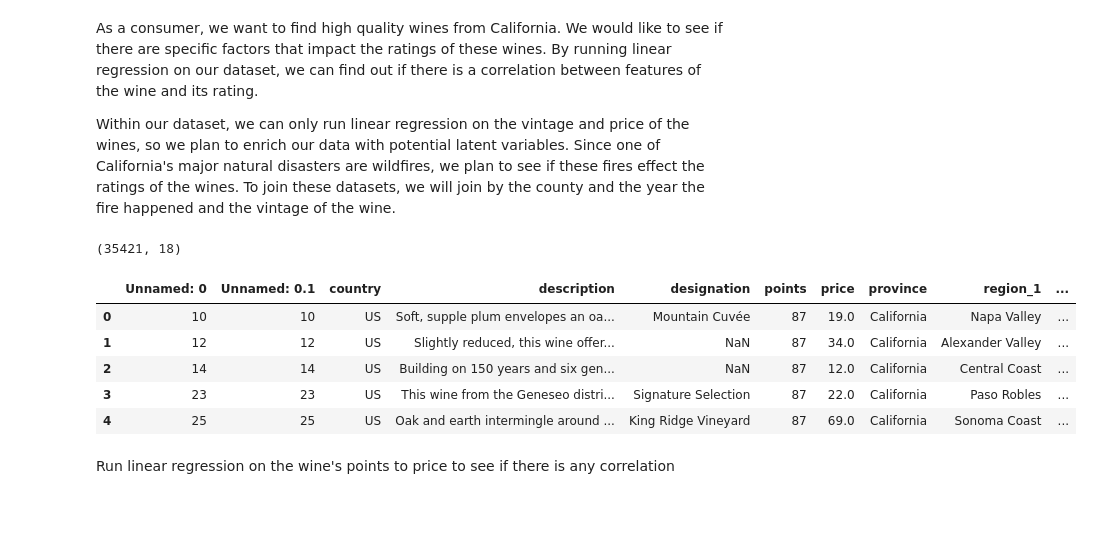
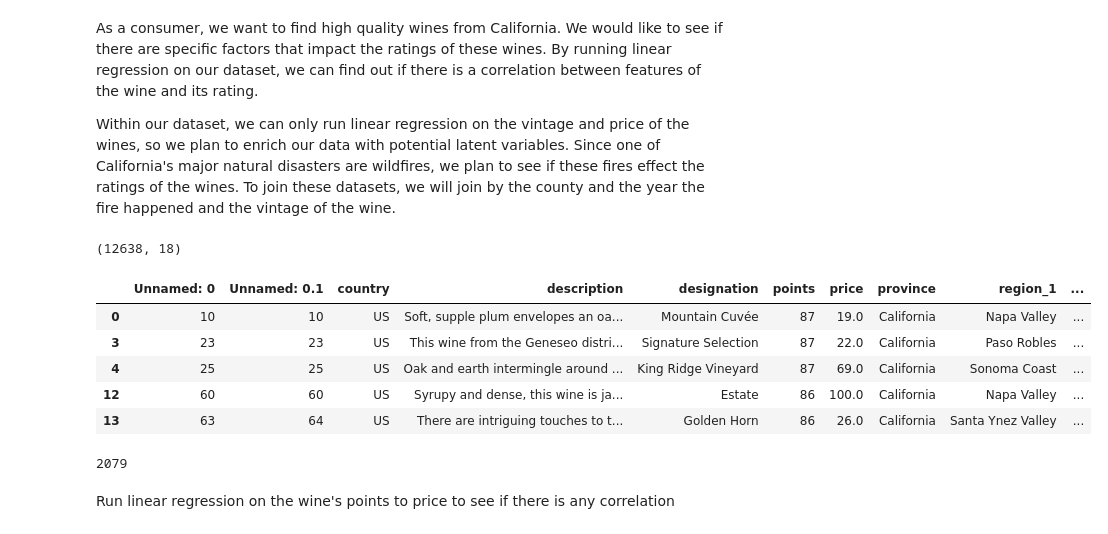
Before and after one commit to jems2019/CMPE257, a Jupyter notebook: Latent_Manifolds_and_Regression/Linear_Regression_and_Latent_Manifolds.ipynb, the cells around one changed output. Cells and saved outputs as stored; diff of their text form; code cells hidden in the pictures.

```diff
--- a/Latent_Manifolds_and_Regression/Linear_Regression_and_Latent_Manifolds.ipynb
+++ b/Latent_Manifolds_and_Regression/Linear_Regression_and_Latent_Manifolds.ipynb
@@ -18,27 +18,31 @@ import warnings
 # %%
 # Load the cleaned data into dataframe
 
 """
     Information of cleaned dataset:
 
     - Province and Variety of wine is transfomed from a categorical attribute to numerical attribute
     - Vintage of wine is extracted from the title of each wine
     - Rows were removed if there were null values present within each of the three attributes (Province, Variety, Vintage)
-    - Dataset size was reduced from 125,000 rows to 22,000 rows
 
 """
 warnings.simplefilter('ignore')
 data = pd.read_csv("../data/California_Wines.csv")
+data.dropna(inplace = True)
 print(data.shape)
 data.head()
 # %% [output]
-(35421, 18)
+(12638, 18)
 |  | Unnamed: 0 | Unnamed: 0.1 | country | description | designation | points | price | province | region_1 | ... |
 | 0 | 10 | 10 | US | Soft, supple plum envelopes an oa... | Mountain Cuvée | 87 | 19.0 | California | Napa Valley | ... |
-| 1 | 12 | 12 | US | Slightly reduced, this wine offer... | NaN | 87 | 34.0 | California | Alexander Valley | ... |
-| 2 | 14 | 14 | US | Building on 150 years and six gen... | NaN | 87 | 12.0 | California | Central Coast | ... |
 | 3 | 23 | 23 | US | This wine from the Geneseo distri... | Signature Selection | 87 | 22.0 | California | Paso Robles | ... |
 | 4 | 25 | 25 | US | Oak and earth intermingle around ... | King Ridge Vineyard | 87 | 69.0 | California | Sonoma Coast | ... |
+| 12 | 60 | 60 | US | Syrupy and dense, this wine is ja... | Estate | 86 | 100.0 | California | Napa Valley | ... |
+| 13 | 63 | 64 | US | There are intriguing touches to t... | Golden Horn | 86 | 26.0 | California | Santa Ynez Valley | ... |
+# %%
+data.region_2.isna().sum()
+# %% [output]
+2079
 # %% [markdown]
 Run linear regression on the wine's points to price to see if there is any correlation
 # %%
```
Also changed, not shown: parts of 5 cells of this notebook, 1 other file.
